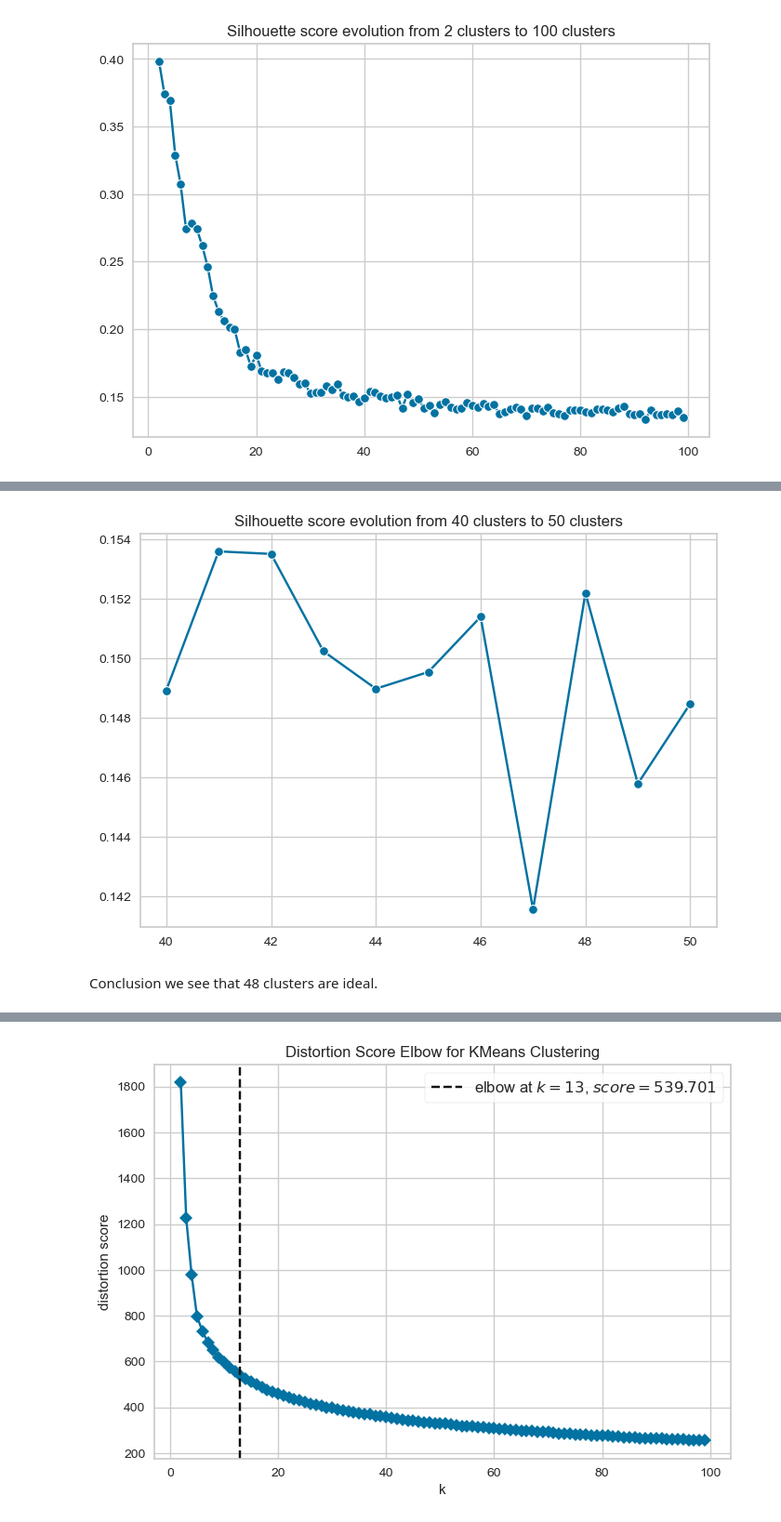
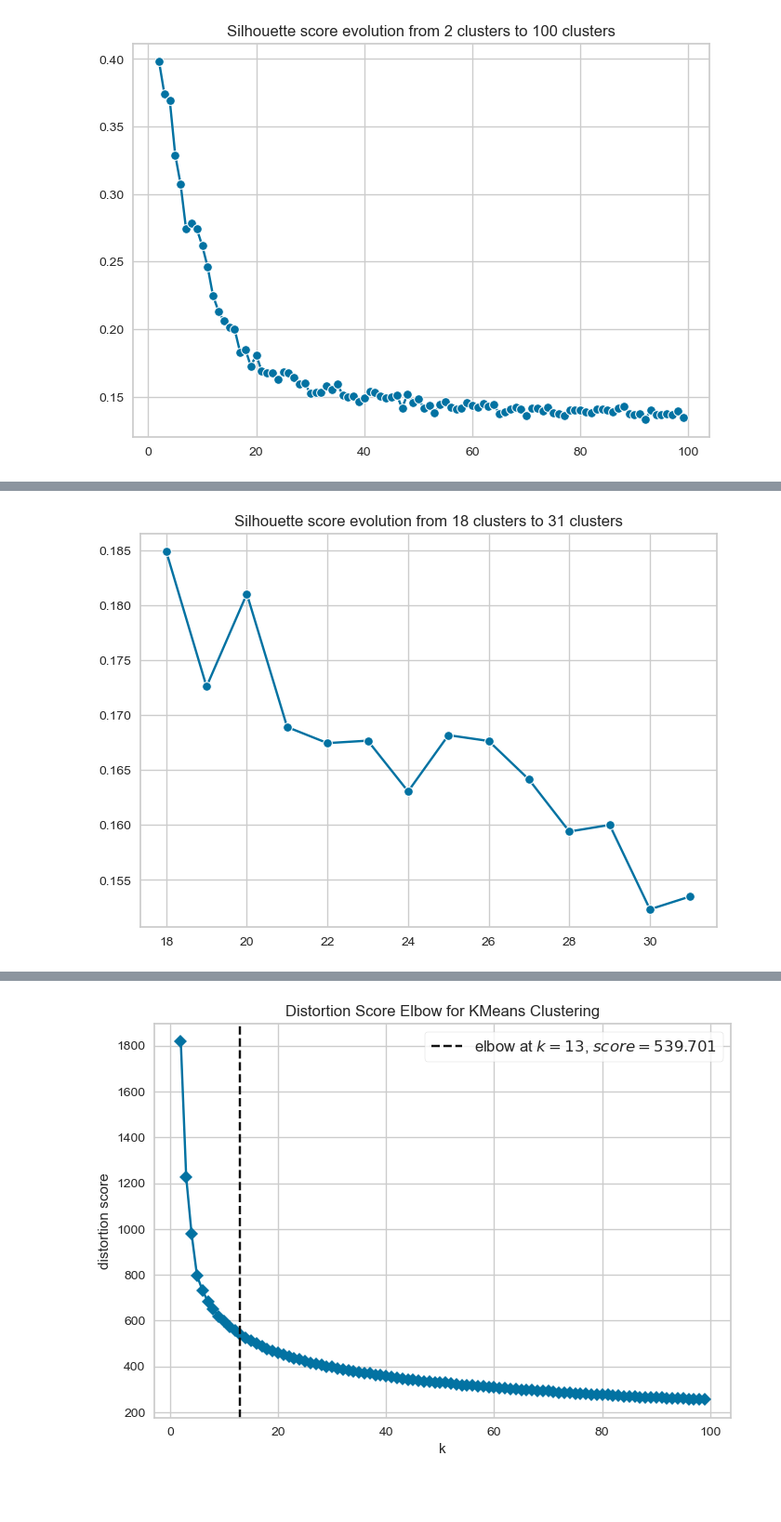
Before and after one commit to MerleSt/SpotifyPlaylistMoosic, a Jupyter notebook: Notebooks/Cluster_Analysis.ipynb, the cells around one changed output, grey strips where cells are left out. Shown at 93% size. Saved outputs shown, nothing was run; the diff lists cells and outputs as text; code cells hidden in the pictures; blank space fills up the shorter version.

```diff
--- a/Notebooks/Cluster_Analysis.ipynb
+++ b/Notebooks/Cluster_Analysis.ipynb
@@ -170,11 +170,10 @@ min_k = 2
 max_k = 100
 sil_score = []
 
-feautures = songs.drop(columns='cluster')
 
 for k in range(min_k, max_k):
-    labels = KMeans(n_clusters=k, n_init= 10, random_state=213).fit(feautures).labels_
-    current_silhouette_score = silhouette_score(feautures, labels)
+    labels = KMeans(n_clusters=k, n_init= 10, random_state=213).fit(songs).labels_
+    current_silhouette_score = silhouette_score(songs, labels)
     sil_score.append(current_silhouette_score)
 
 #plotting the results
@@ -186,20 +195,16 @@ plt.show()
 # %%
-min_k = 40
-max_k = 51
+min_k = 18
+max_k = 32
 sil_score = []
 
-feautures = songs.drop(columns='cluster')
-
 for k in range(min_k, max_k):
-    labels = KMeans(n_clusters=k, n_init= 10, random_state=213).fit(feautures).labels_
-    current_silhouette_score = silhouette_score(feautures, labels)
+    labels = KMeans(n_clusters=k, n_init= 10, random_state=213).fit(songs).labels_
+    current_silhouette_score = silhouette_score(songs, labels)
     sil_score.append(current_silhouette_score)
 
 #plotting the results
 plt.title(f'Silhouette score evolution from {min_k} clusters to {max_k - 1} clusters')
 sns.lineplot(x=range(min_k, max_k), y=sil_score, marker='o')
 plt.show()
 # %% [output]
-[figure, old version]
+[figure, new version]
-# %% [markdown]
-Conclusion we see that 48 clusters are ideal.
```
Also changed, not shown: parts of 14 cells of this notebook, 1 other file.
